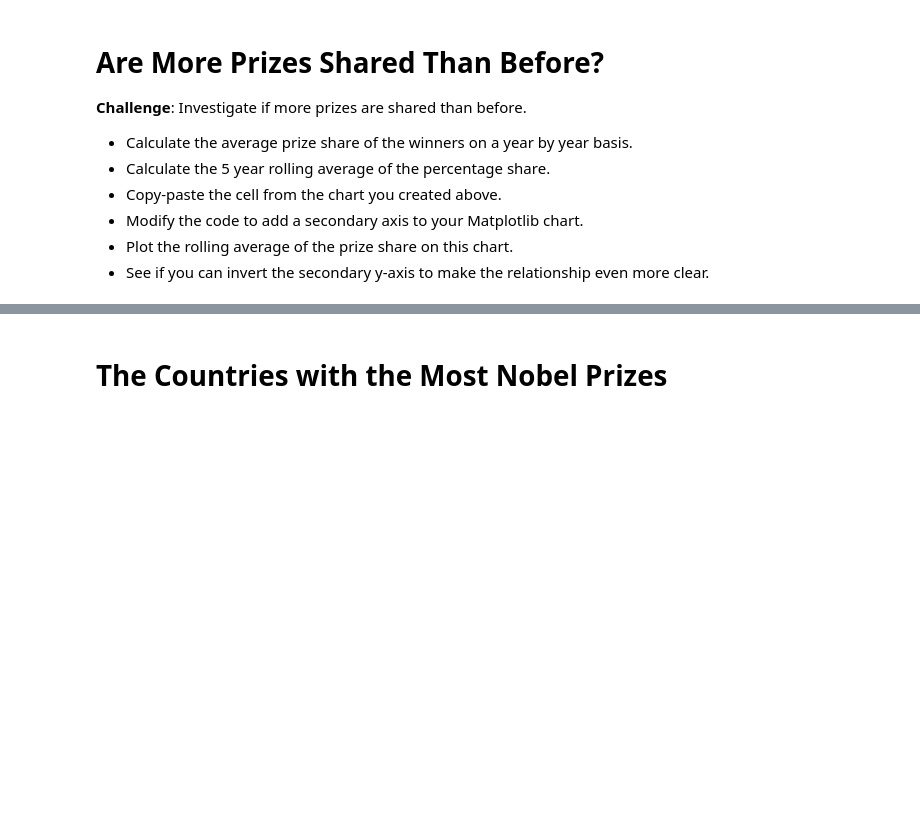
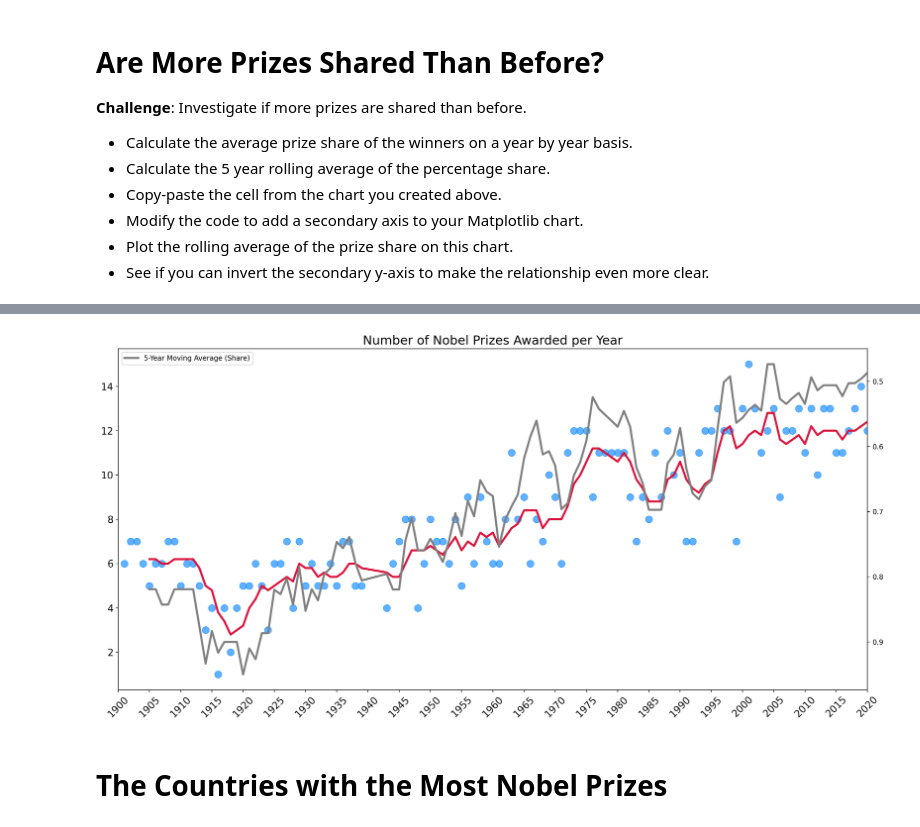
Before and after one commit to SiracencoSerghei/Bootcamp_Python, a Jupyter notebook: day_79/Nobel_Prize_Analysis.ipynb, the cells around one changed output, grey strips where cells are left out. Drawn from its saved outputs; the diff is of its cells as text; code cells hidden in the pictures; blank space fills up the shorter version.

```diff
--- a/day_79/Nobel_Prize_Analysis.ipynb
+++ b/day_79/Nobel_Prize_Analysis.ipynb
@@ -442,3 +501,47 @@ plt.show()
+# %%
+plt.figure(figsize=(16, 8), dpi=200)
+plt.title('Number of Nobel Prizes Awarded per Year', fontsize=18)
+plt.yticks(fontsize=14)
+plt.xticks(ticks=np.arange(1900, 2021, step=5),
+           fontsize=14,
+           rotation=45)
+
+ax1 = plt.gca()
+ax2 = ax1.twinx()
+ax1.set_xlim(1900, 2020)
+
+# Can invert axis
+ax2.invert_yaxis()
+
+# Plotting Nobel Prizes with label
+sc = ax1.scatter(x=prize_per_year.index,
+                 y=prize_per_year.values,
+                 c='dodgerblue',
+                 alpha=0.7,
+                 s=100,
+                 label='Nobel Prizes per Year')  # Label for scatter plot
+
+# Plotting Moving Average for Prizes with label
+line1 = ax1.plot(prize_per_year.index,
+                 moving_average.values,
+                 c='crimson',
+                 linewidth=3,
+                 label='5-Year Moving Average (Prizes)')  # Label for line plot
+
+# Plotting Share Moving Average with label
+line2 = ax2.plot(prize_per_year.index,
+                 share_moving_average.values,
+                 c='grey',
+                 linewidth=3,
+                 label='5-Year Moving Average (Share)')  # Label for second line plot
+
+# Display the legend, which includes all labeled elements
+plt.tight_layout()
+plt.legend()
+
+plt.show()
+# %% [output]
+[figure, added]
 # %% [markdown]
 # The Countries with the Most Nobel Prizes
 # %% [markdown]
```
Also changed, not shown: parts of 13 cells of this notebook.
